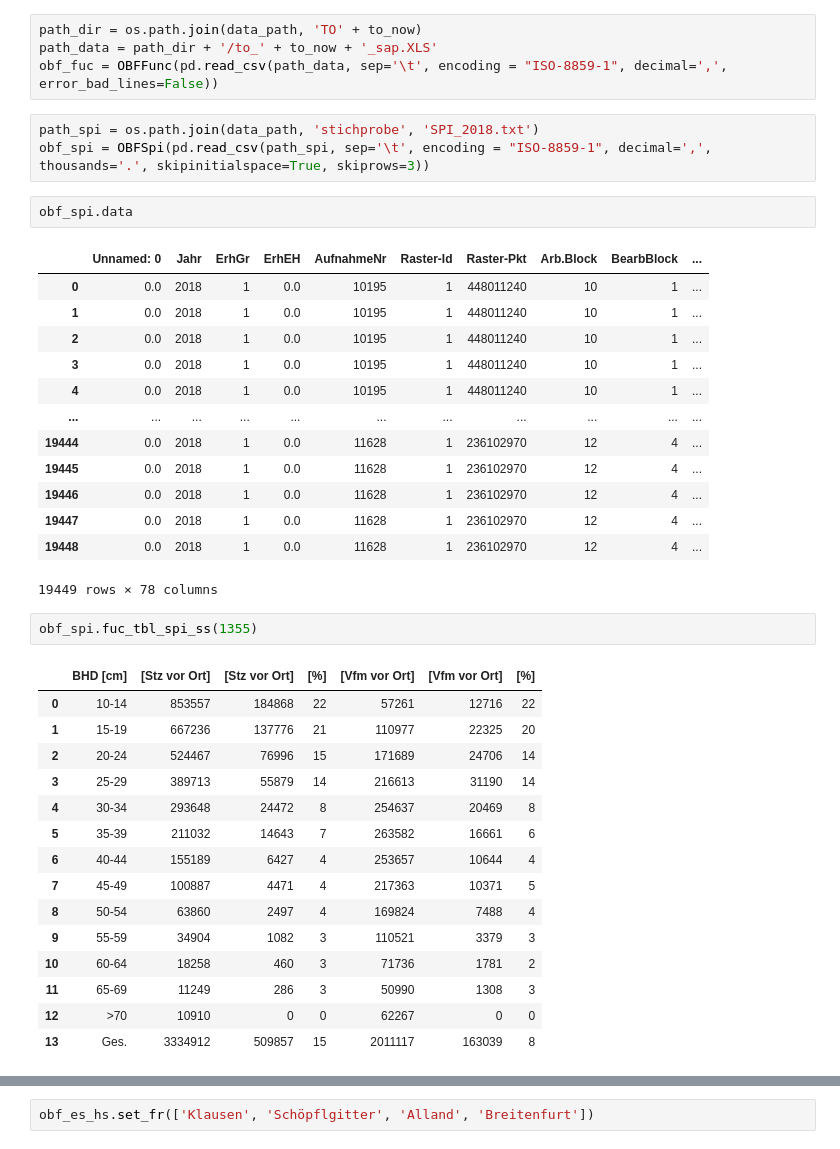
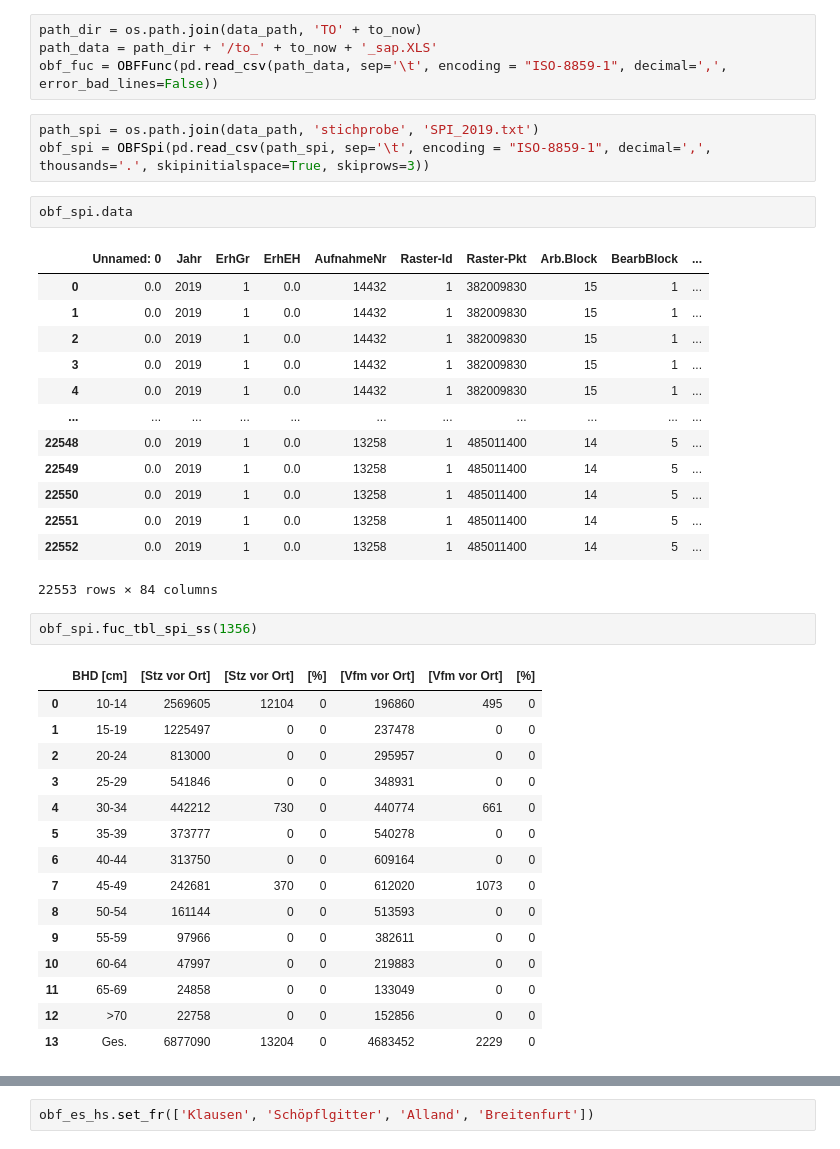
Before and after one commit to satlawa/obf_autop, a Jupyter notebook: main_03.ipynb, the cells around one changed output, grey strips where cells are left out. Cells and saved outputs as stored; diff of their text form.

```diff
--- a/main_03.ipynb
+++ b/main_03.ipynb
@@ -93,39 +93,39 @@ path_dir = os.path.join(data_path, 'TO' + to_now)
 path_data = path_dir + '/to_' + to_now + '_sap.XLS'
 obf_fuc = OBFFunc(pd.read_csv(path_data, sep='\t', encoding = "ISO-8859-1", decimal=',', error_bad_lines=False))
 # %%
-path_spi = os.path.join(data_path, 'stichprobe', 'SPI_2018.txt')
+path_spi = os.path.join(data_path, 'stichprobe', 'SPI_2019.txt')
 obf_spi = OBFSpi(pd.read_csv(path_spi, sep='\t', encoding = "ISO-8859-1", decimal=',', thousands='.', skipinitialspace=True, skiprows=3))
 # %%
 obf_spi.data
 # %% [output]
 |  | Unnamed: 0 | Jahr | ErhGr | ErhEH | AufnahmeNr | Raster-Id | Raster-Pkt | Arb.Block | BearbBlock | ... |
-| 0 | 0.0 | 2018 | 1 | 0.0 | 10195 | 1 | 448011240 | 10 | 1 | ... |
-| 1 | 0.0 | 2018 | 1 | 0.0 | 10195 | 1 | 448011240 | 10 | 1 | ... |
-| 2 | 0.0 | 2018 | 1 | 0.0 | 10195 | 1 | 448011240 | 10 | 1 | ... |
-| 3 | 0.0 | 2018 | 1 | 0.0 | 10195 | 1 | 448011240 | 10 | 1 | ... |
-| 4 | 0.0 | 2018 | 1 | 0.0 | 10195 | 1 | 448011240 | 10 | 1 | ... |
+| 0 | 0.0 | 2019 | 1 | 0.0 | 14432 | 1 | 382009830 | 15 | 1 | ... |
+| 1 | 0.0 | 2019 | 1 | 0.0 | 14432 | 1 | 382009830 | 15 | 1 | ... |
+| 2 | 0.0 | 2019 | 1 | 0.0 | 14432 | 1 | 382009830 | 15 | 1 | ... |
+| 3 | 0.0 | 2019 | 1 | 0.0 | 14432 | 1 | 382009830 | 15 | 1 | ... |
+| 4 | 0.0 | 2019 | 1 | 0.0 | 14432 | 1 | 382009830 | 15 | 1 | ... |
 | ... | ... | ... | ... | ... | ... | ... | ... | ... | ... | ... |
-| 19444 | 0.0 | 2018 | 1 | 0.0 | 11628 | 1 | 236102970 | 12 | 4 | ... |
-| 19445 | 0.0 | 2018 | 1 | 0.0 | 11628 | 1 | 236102970 | 12 | 4 | ... |
-| 19446 | 0.0 | 2018 | 1 | 0.0 | 11628 | 1 | 236102970 | 12 | 4 | ... |
-| 19447 | 0.0 | 2018 | 1 | 0.0 | 11628 | 1 | 236102970 | 12 | 4 | ... |
-| 19448 | 0.0 | 2018 | 1 | 0.0 | 11628 | 1 | 236102970 | 12 | 4 | ... |
+| 22548 | 0.0 | 2019 | 1 | 0.0 | 13258 | 1 | 485011400 | 14 | 5 | ... |
+| 22549 | 0.0 | 2019 | 1 | 0.0 | 13258 | 1 | 485011400 | 14 | 5 | ... |
+| 22550 | 0.0 | 2019 | 1 | 0.0 | 13258 | 1 | 485011400 | 14 | 5 | ... |
+| 22551 | 0.0 | 2019 | 1 | 0.0 | 13258 | 1 | 485011400 | 14 | 5 | ... |
+| 22552 | 0.0 | 2019 | 1 | 0.0 | 13258 | 1 | 485011400 | 14 | 5 | ... |
-19449 rows × 78 columns
+22553 rows × 84 columns
 # %%
-obf_spi.fuc_tbl_spi_ss(1355)
+obf_spi.fuc_tbl_spi_ss(1356)
 # %% [output]
 |  | BHD [cm] | [Stz vor Ort] | [Stz vor Ort] | [%] | [Vfm vor Ort] | [Vfm vor Ort] | [%] |
-| 0 | 10-14 | 853557 | 184868 | 22 | 57261 | 12716 | 22 |
-| 1 | 15-19 | 667236 | 137776 | 21 | 110977 | 22325 | 20 |
-| 2 | 20-24 | 524467 | 76996 | 15 | 171689 | 24706 | 14 |
-| 3 | 25-29 | 389713 | 55879 | 14 | 216613 | 31190 | 14 |
-| 4 | 30-34 | 293648 | 24472 | 8 | 254637 | 20469 | 8 |
-| 5 | 35-39 | 211032 | 14643 | 7 | 263582 | 16661 | 6 |
-| 6 | 40-44 | 155189 | 6427 | 4 | 253657 | 10644 | 4 |
-| 7 | 45-49 | 100887 | 4471 | 4 | 217363 | 10371 | 5 |
-| 8 | 50-54 | 63860 | 2497 | 4 | 169824 | 7488 | 4 |
-| 9 | 55-59 | 34904 | 1082 | 3 | 110521 | 3379 | 3 |
-| 10 | 60-64 | 18258 | 460 | 3 | 71736 | 1781 | 2 |
-| 11 | 65-69 | 11249 | 286 | 3 | 50990 | 1308 | 3 |
-| 12 | >70 | 10910 | 0 | 0 | 62267 | 0 | 0 |
-| 13 | Ges. | 3334912 | 509857 | 15 | 2011117 | 163039 | 8 |
+| 0 | 10-14 | 2569605 | 12104 | 0 | 196860 | 495 | 0 |
+| 1 | 15-19 | 1225497 | 0 | 0 | 237478 | 0 | 0 |
+| 2 | 20-24 | 813000 | 0 | 0 | 295957 | 0 | 0 |
+| 3 | 25-29 | 541846 | 0 | 0 | 348931 | 0 | 0 |
+| 4 | 30-34 | 442212 | 730 | 0 | 440774 | 661 | 0 |
+| 5 | 35-39 | 373777 | 0 | 0 | 540278 | 0 | 0 |
+| 6 | 40-44 | 313750 | 0 | 0 | 609164 | 0 | 0 |
+| 7 | 45-49 | 242681 | 370 | 0 | 612020 | 1073 | 0 |
+| 8 | 50-54 | 161144 | 0 | 0 | 513593 | 0 | 0 |
+| 9 | 55-59 | 97966 | 0 | 0 | 382611 | 0 | 0 |
+| 10 | 60-64 | 47997 | 0 | 0 | 219883 | 0 | 0 |
+| 11 | 65-69 | 24858 | 0 | 0 | 133049 | 0 | 0 |
+| 12 | >70 | 22758 | 0 | 0 | 152856 | 0 | 0 |
+| 13 | Ges. | 6877090 | 13204 | 0 | 4683452 | 2229 | 0 |
```
Also changed, not shown: parts of 2 cells of this notebook, 3 other files.
